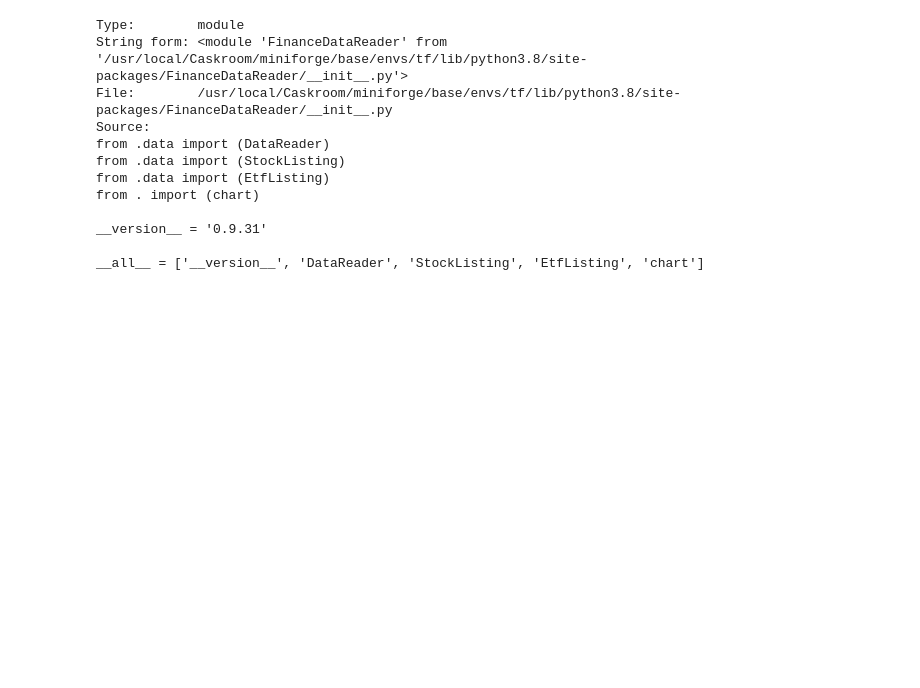
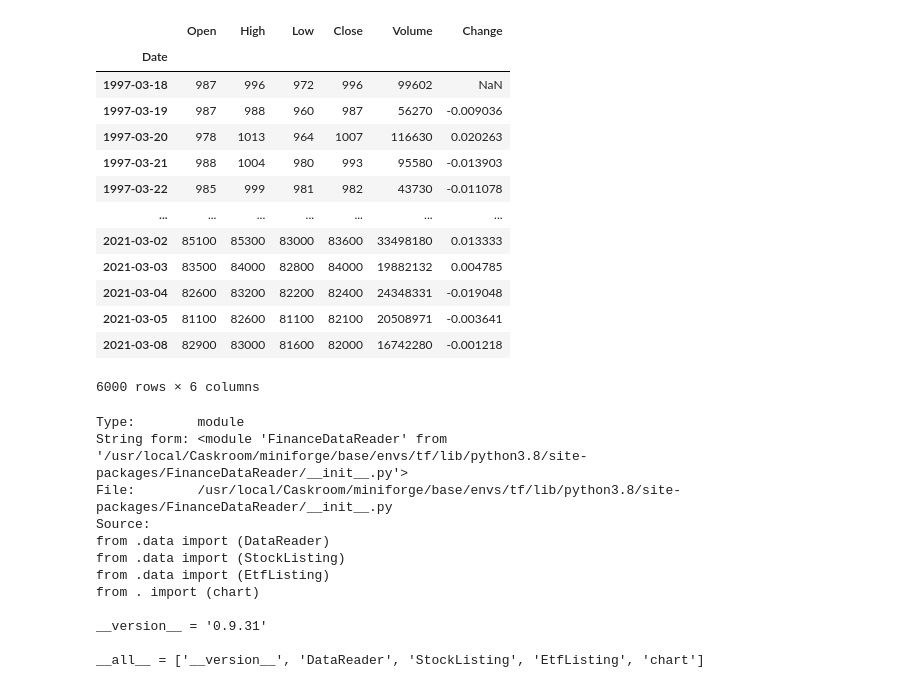
Before and after one commit to kimjinhyuk/LBD, a Jupyter notebook: data_science/FDR_P01.ipynb, the cells around one changed output. Drawn from its saved outputs; the diff is of its cells as text; code cells hidden in the pictures; blank space fills up the shorter version.

```diff
--- a/data_science/FDR_P01.ipynb
+++ b/data_science/FDR_P01.ipynb
@@ -1,5 +1,23 @@
 # %%
 import FinanceDataReader as fdr
+# %%
+# 삼성전자, 2017년 ~ 현재 일별 시세 받아오기
+fdr.DataReader('005930')
+# %% [output]
+|  | Open | High | Low | Close | Volume | Change |
+| Date |  |  |  |  |  |  |
+| 1997-03-18 | 987 | 996 | 972 | 996 | 99602 | NaN |
+| 1997-03-19 | 987 | 988 | 960 | 987 | 56270 | -0.009036 |
+| 1997-03-20 | 978 | 1013 | 964 | 1007 | 116630 | 0.020263 |
+| 1997-03-21 | 988 | 1004 | 980 | 993 | 95580 | -0.013903 |
+| 1997-03-22 | 985 | 999 | 981 | 982 | 43730 | -0.011078 |
+| ... | ... | ... | ... | ... | ... | ... |
+| 2021-03-02 | 85100 | 85300 | 83000 | 83600 | 33498180 | 0.013333 |
+| 2021-03-03 | 83500 | 84000 | 82800 | 84000 | 19882132 | 0.004785 |
+| 2021-03-04 | 82600 | 83200 | 82200 | 82400 | 24348331 | -0.019048 |
+| 2021-03-05 | 81100 | 82600 | 81100 | 82100 | 20508971 | -0.003641 |
+| 2021-03-08 | 82900 | 83000 | 81600 | 82000 | 16742280 | -0.001218 |
+6000 rows × 6 columns
 # %%
 fdr??
 # %% [output]
```
Also changed, not shown: parts of 3 cells of this notebook.
